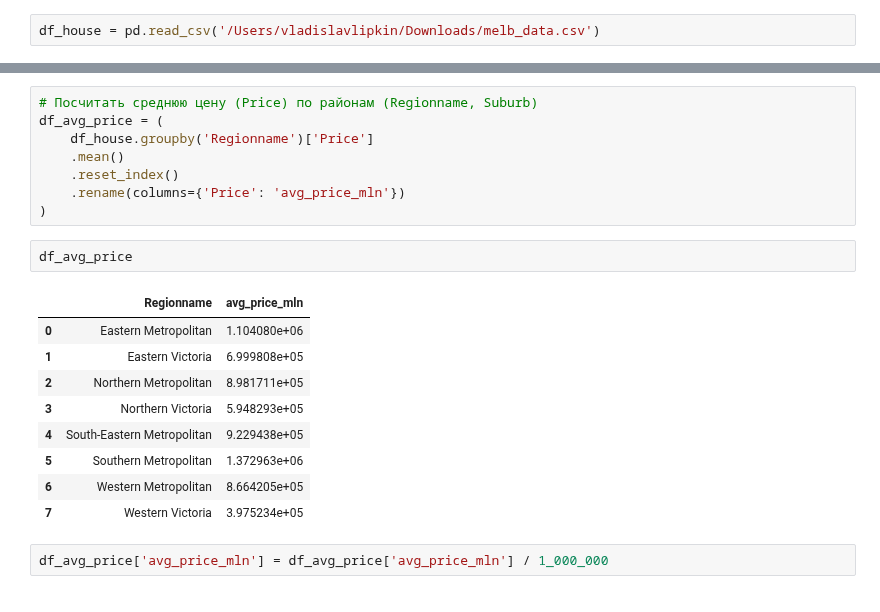
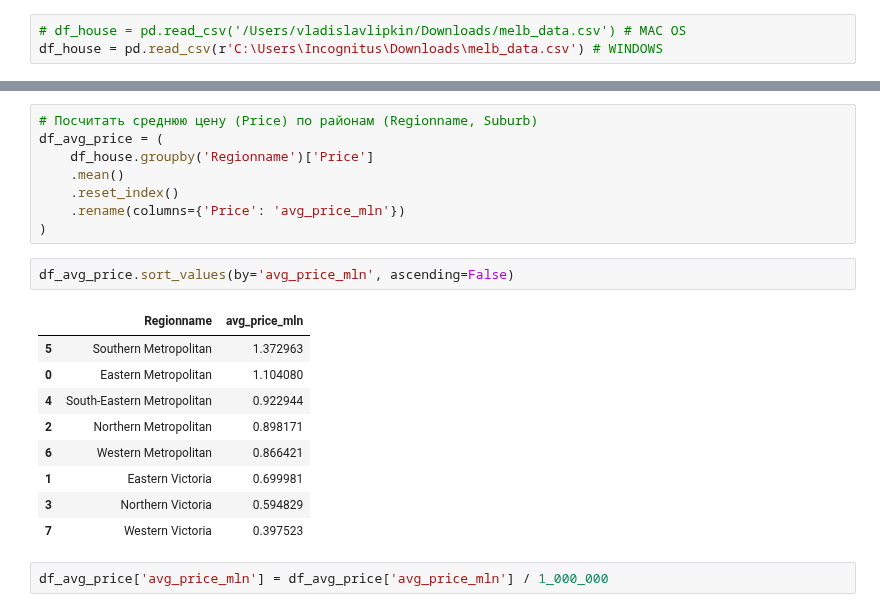
Before and after one commit to Putinka1993/notes, a Jupyter notebook: temp_project/Melbourne_Housing_Snapshot/Housing_Market_Review.ipynb, the cells around one changed output, grey strips where cells are left out. Saved outputs shown, nothing was run; the diff lists cells and outputs as text.

```diff
--- a/temp_project/Melbourne_Housing_Snapshot/Housing_Market_Review.ipynb
+++ b/temp_project/Melbourne_Housing_Snapshot/Housing_Market_Review.ipynb
@@ -7,7 +7,8 @@ from matplotlib.ticker import AutoMinorLocator
 from matplotlib.gridspec import GridSpec
 from sklearn.datasets import load_iris
 # %%
-df_house = pd.read_csv('/Users/vladislavlipkin/Downloads/melb_data.csv')
+# df_house = pd.read_csv('/Users/vladislavlipkin/Downloads/melb_data.csv') # MAC OS
+df_house = pd.read_csv(r'C:\Users\Incognitus\Downloads\melb_data.csv') # WINDOWS
 # %%
 df_house.info()
 # %% [output]
@@ -264,17 +265,17 @@ df_avg_price = (
     .rename(columns={'Price': 'avg_price_mln'})
 )
 # %%
-df_avg_price
+df_avg_price.sort_values(by='avg_price_mln', ascending=False)
 # %% [output]
 |  | Regionname | avg_price_mln |
-| 0 | Eastern Metropolitan | 1.104080e+06 |
-| 1 | Eastern Victoria | 6.999808e+05 |
-| 2 | Northern Metropolitan | 8.981711e+05 |
-| 3 | Northern Victoria | 5.948293e+05 |
-| 4 | South-Eastern Metropolitan | 9.229438e+05 |
-| 5 | Southern Metropolitan | 1.372963e+06 |
-| 6 | Western Metropolitan | 8.664205e+05 |
-| 7 | Western Victoria | 3.975234e+05 |
+| 5 | Southern Metropolitan | 1.372963 |
+| 0 | Eastern Metropolitan | 1.104080 |
+| 4 | South-Eastern Metropolitan | 0.922944 |
+| 2 | Northern Metropolitan | 0.898171 |
+| 6 | Western Metropolitan | 0.866421 |
+| 1 | Eastern Victoria | 0.699981 |
+| 3 | Northern Victoria | 0.594829 |
+| 7 | Western Victoria | 0.397523 |
 # %%
 df_avg_price['avg_price_mln'] = df_avg_price['avg_price_mln'] / 1_000_000
 # %%
```
Also changed, not shown: parts of 2 cells of this notebook, 2 other files.
